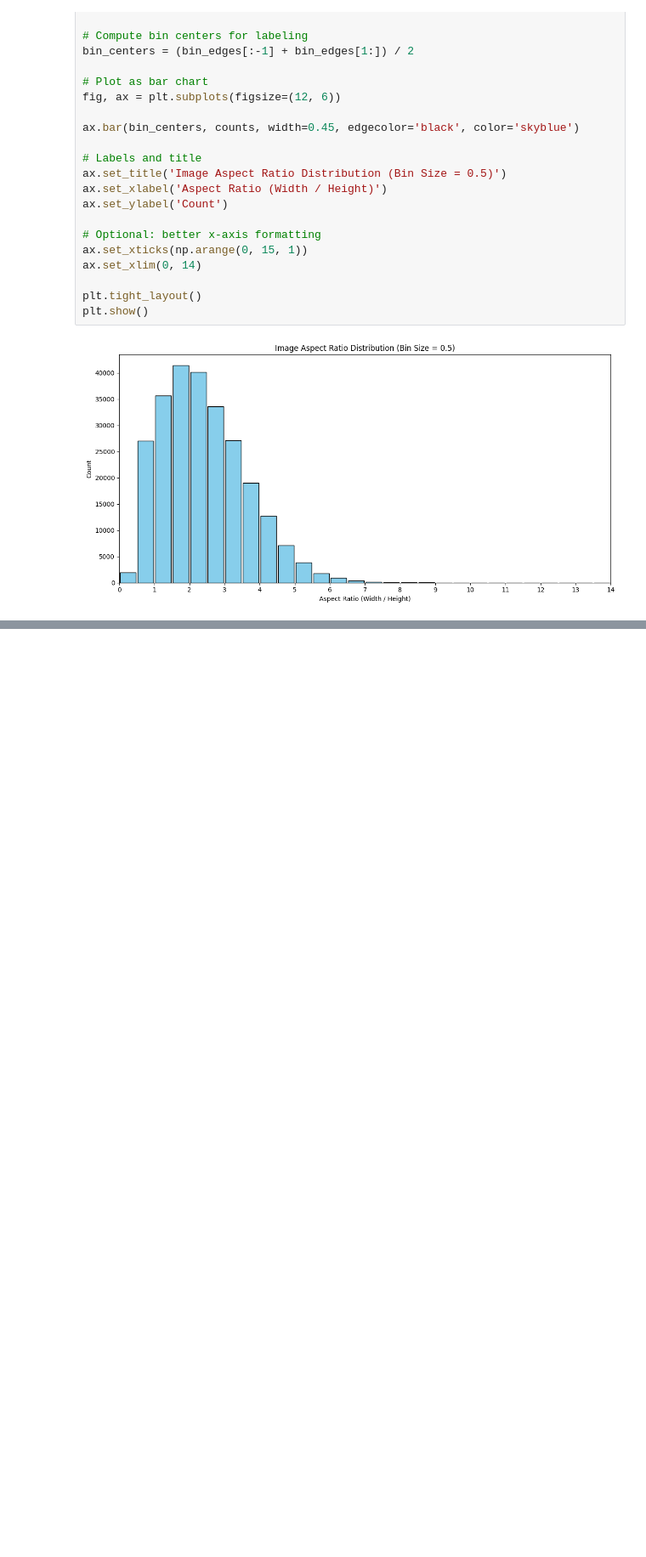
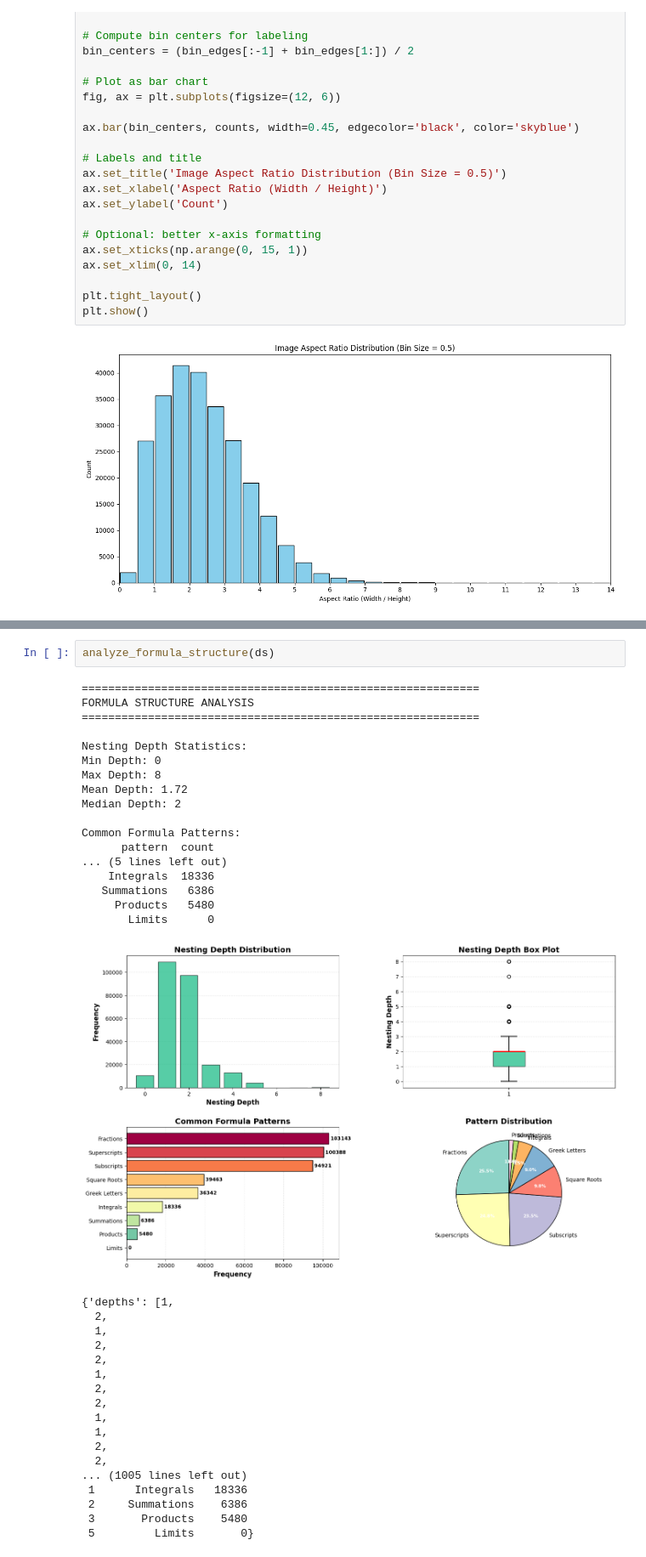
Before and after one commit to dmitrykosintsev/dtc-mathwriting-recognition, a Jupyter notebook: Notebook.ipynb, the cells around one changed output, grey strips where cells are left out. Shown at 85% size. Saved outputs shown, nothing was run; the diff lists cells and outputs as text; blank space fills up the shorter version.

```diff
--- a/Notebook.ipynb
+++ b/Notebook.ipynb
@@ -205,0 +678,38 @@ plt.show()
+# %%
+analyze_formula_structure(ds)
+# %% [output]
+============================================================
+FORMULA STRUCTURE ANALYSIS
+============================================================
+
+Nesting Depth Statistics:
+Min Depth: 0
+Max Depth: 8
+Mean Depth: 1.72
+Median Depth: 2
+
+Common Formula Patterns:
+      pattern  count
+... (5 lines left out)
+    Integrals  18336
+   Summations   6386
+     Products   5480
+       Limits      0
+[figure, added]
+{'depths': [1,
+  2,
+  1,
+  2,
+  2,
+  1,
+  2,
+  2,
+  1,
+  1,
+  2,
+  2,
+... (1005 lines left out)
+ 1      Integrals   18336
+ 2     Summations    6386
+ 3       Products    5480
+ 5         Limits       0}
```
Also changed, not shown: parts of 16 cells of this notebook, 7 other files.
